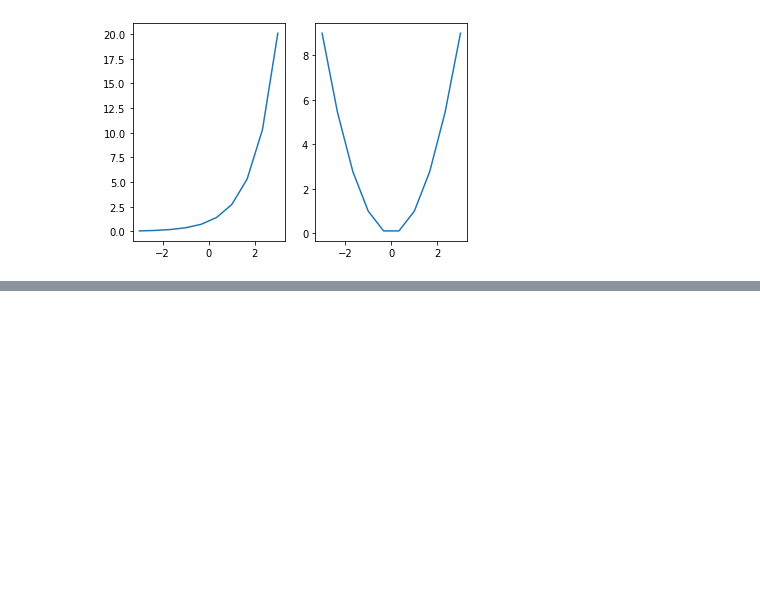
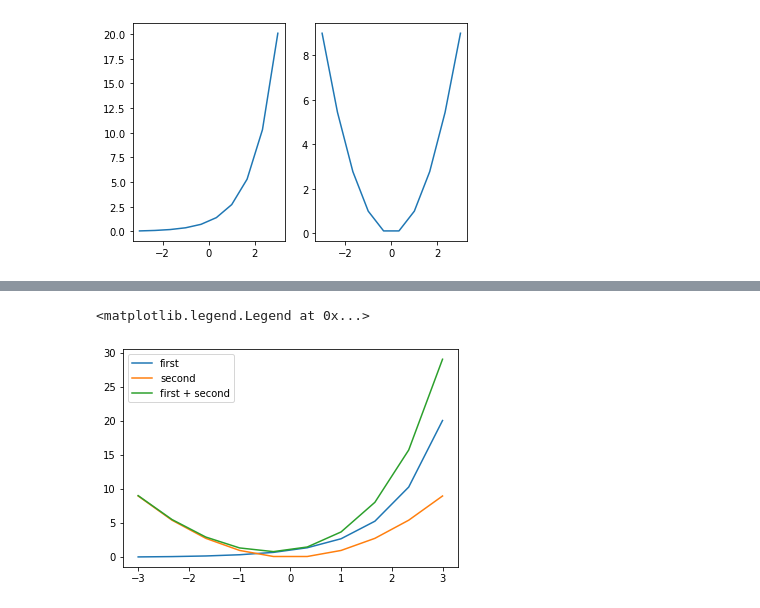
Before and after one commit to kiyo09/AI_Academy, a Jupyter notebook: kaggle/kameblog.ipynb, the cells around one changed output, grey strips where cells are left out. Saved outputs shown, nothing was run; the diff lists cells and outputs as text; code cells hidden in the pictures; blank space fills up the shorter version.

```diff
--- a/kaggle/kameblog.ipynb
+++ b/kaggle/kameblog.ipynb
@@ -320,0 +333,10 @@ axes[1].axis('off')
+# %%
+pdf = PdfPages('savefig_sample.pdf')
+fig, axes = plt.subplots()
+axes.plot(x, y1, label='first')
+axes.plot(x, y2, label='second')
+axes.plot(x, y1+y2, label='first + second')
+axes.legend(loc=0)
+# %% [output]
+<matplotlib.legend.Legend at 0x...>
+[figure, added]
```
Also changed, not shown: parts of 7 cells of this notebook.
